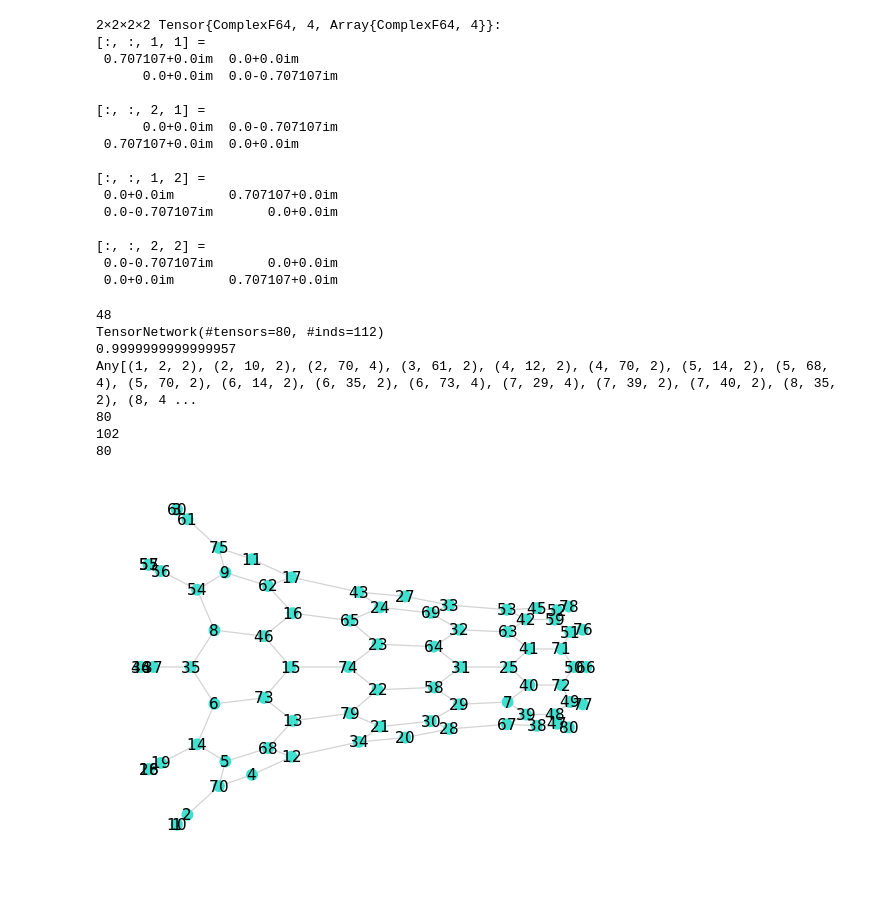
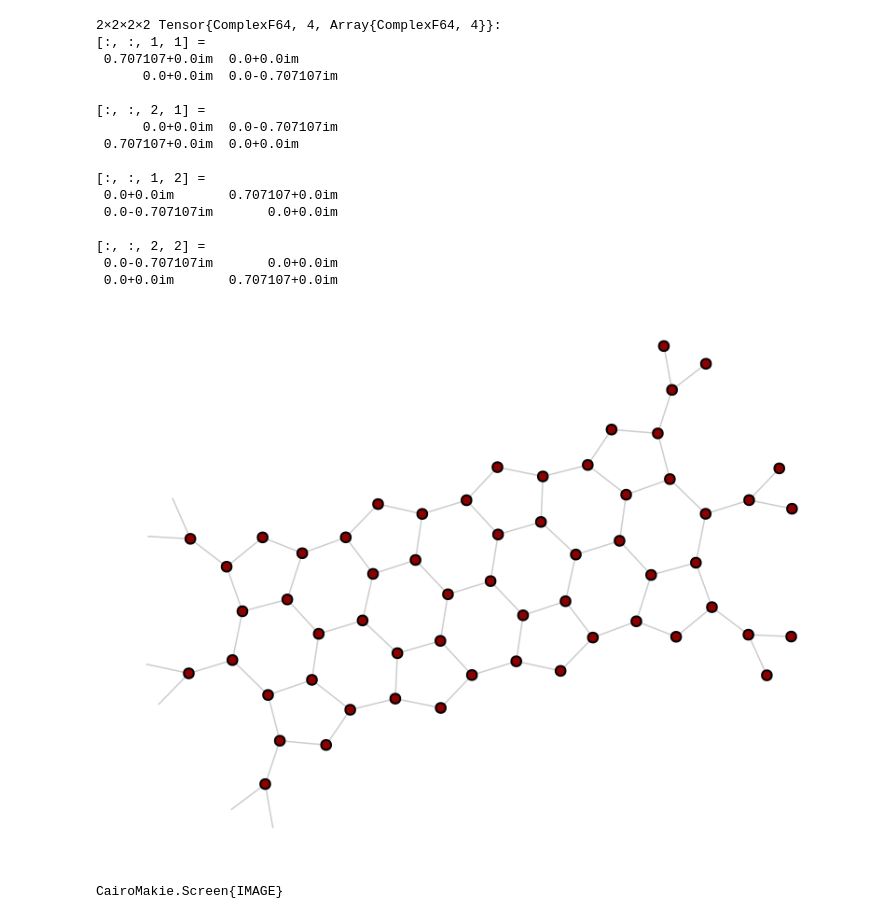
Before and after one commit to bartdv123/MasterThesis-TensorNetworks, a Jupyter notebook: Notebooks with initial implementations/Quantum_computer_tenet_network.ipynb, the cells around one changed output. Saved outputs shown, nothing was run; the diff lists cells and outputs as text; code cells hidden in the pictures; blank space fills up the shorter version.

```diff
--- a/Notebooks with initial implementations/Quantum_computer_tenet_network.ipynb
+++ b/Notebooks with initial implementations/Quantum_computer_tenet_network.ipynb
@@ -189,56 +189,38 @@ function generate_random_quantum_circuit(num_q, layers, theta)
             datas1 = [single_gate_ry(theta), rel_phase(theta/2), hadamard(), xnot()]
             datas2 = [xx_interaction(theta), yy_interaction(theta), zz_interaction(theta)]
             id1 = popfirst!(previous_layer_inds)
             push!(tensors_in_network, sq_gt(rand(datas1), id1, popfirst!(unique_symbols)))
-            for pair in Iterators.partition(previous_layer_inds[1:8], 2)
+            for pair in Iterators.partition(previous_layer_inds[1:Int(num_q-2)], 2)
                 push!(tensors_in_network, tq_gt(rand(datas2), pair, [popfirst!(unique_symbols), popfirst!(unique_symbols)]))
             end
             id10 = previous_layer_inds[end]
             push!(tensors_in_network, sq_gt(rand(datas1), id10, popfirst!(unique_symbols)))
             previous_layer_inds = [id for tensor in tensors_in_network[end-Int(num_q/2)+1:end-1] for id in inds(tensor)[3:4]]
             #println("previous_layer_inds = ", previous_layer_inds)
-            pushfirst!(previous_layer_inds, inds(tensors_in_network[end-5])[2])
+            pushfirst!(previous_layer_inds, inds(tensors_in_network[end-Int(num_q/2)])[2])
             push!(previous_layer_inds, inds(tensors_in_network[end])[2])
             #println(previous_layer_inds)
         end
 
     end
 
-    #extract indices from two qubit gate- tensors setup
-    println(length(tensors_in_network))
     TN = Tenet.TensorNetwork(tensors_in_network)
     for tensor in Tenet.tensors(TN)
         rank = length(inds(tensor))
-        if rank > 3 #remove the bulk tesnors and replace them with new QR-ed tensors
+        if rank > 3 #remove the bulk tesnors and replace them with new QR  tensors
             pop!(TN, tensor)
             Q, R = LinearAlgebra.qr(tensor, left_inds=inds(tensor)[1:2])
             push!(TN, Q)
             push!(TN, R)
-
         end
     end
     return TN
 
 end
 
-tn1 = generate_random_quantum_circuit(10, 7, 1)
-println(tn1)
-println(norm(Tenet.contract(tn1).data))
-g, tensordict, edgesdict, fully_weighted_edge_list, edge_index_map = extract_graph_representation(tn1, false)
-println(fully_weighted_edge_list)
-nodes = [i for i in (1:nv(g))]
-println(length(nodes))
-println(length(edges(g)))
-
-display(gplot(g, nodelabel=nodes, layout=spectral_layout))
-layout = spectral_layout(g)
-println(length(layout[1]))
+tn1 = generate_random_quantum_circuit(6, 9, 1)
+drawing1 = Makie.plot(tn1, node_color=[:darkred for i in 1:length(tensors(tn1))], layout=Stress(), edge_color=:grey80)
+display(drawing1)
 # %% [output]
+[figure, new version]
-48
-TensorNetwork(#tensors=80, #inds=112)
-0.9999999999999957
-Any[(1, 2, 2), (2, 10, 2), (2, 70, 4), (3, 61, 2), (4, 12, 2), (4, 70, 2), (5, 14, 2), (5, 68, 4), (5, 70, 2), (6, 14, 2), (6, 35, 2), (6, 73, 4), (7, 29, 4), (7, 39, 2), (7, 40, 2), (8, 35, 2), (8, 4 ...
-80
-102
-80
+CairoMakie.Screen{IMAGE}
-[figure, old version]
```
Also changed, not shown: 21 other files.
